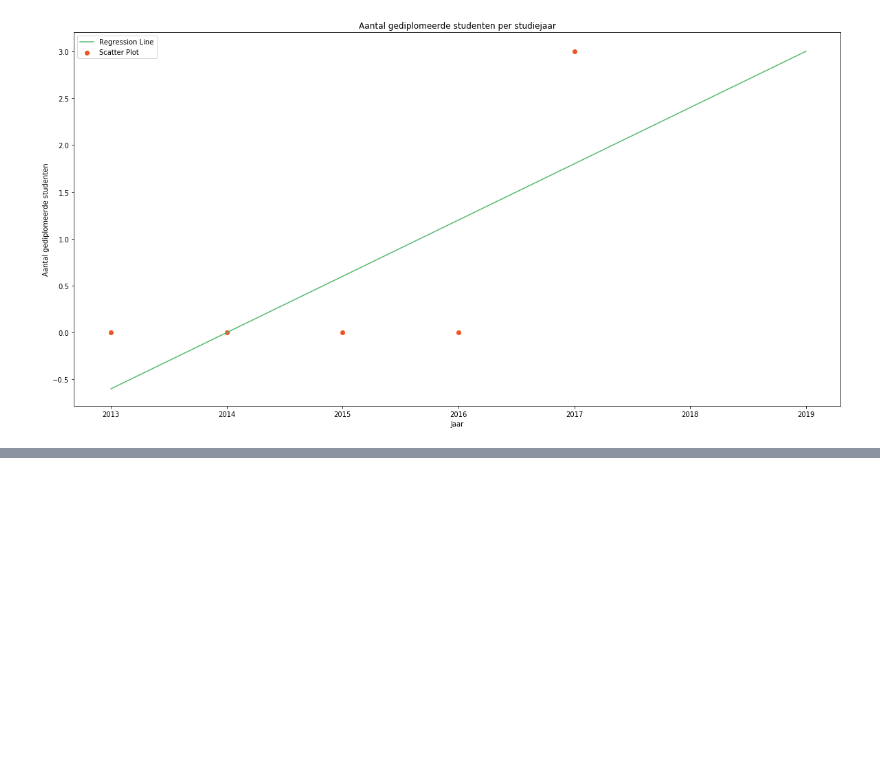
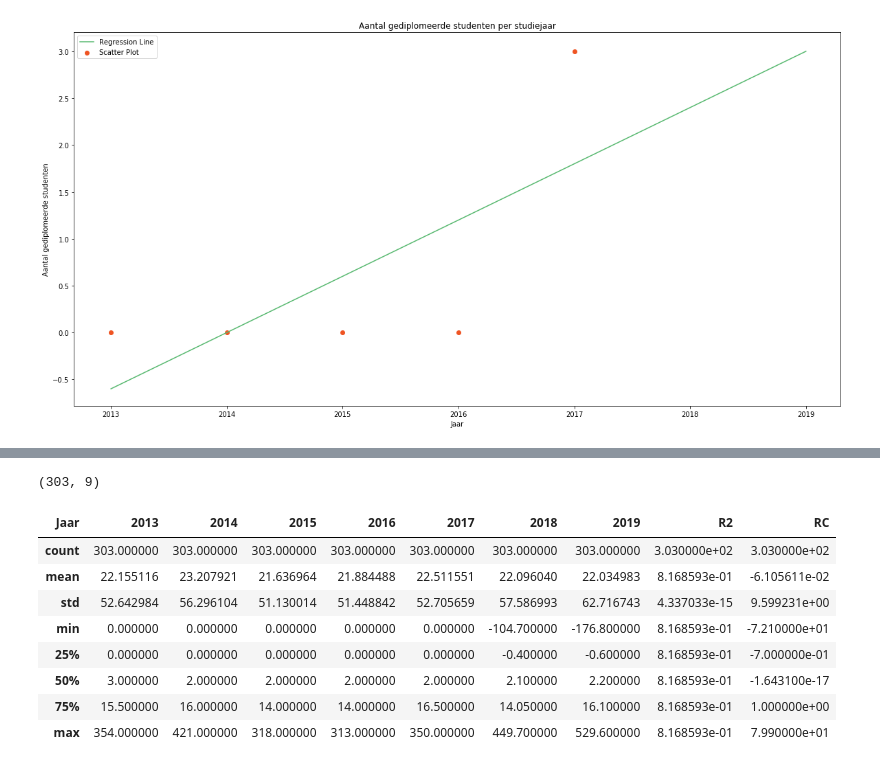
Before and after one commit to simonvdberg/POC, a Jupyter notebook: LocCat-DB-Voorspellend.ipynb, the cells around one changed output, grey strips where cells are left out. Drawn from its saved outputs; the diff is of its cells as text; code cells hidden in the pictures; blank space fills up the shorter version.

```diff
--- a/LocCat-DB-Voorspellend.ipynb
+++ b/LocCat-DB-Voorspellend.ipynb
@@ -578,0 +882,6 @@ datacopy
+# %%
+# Calculate flevoland
+flevoland = calculate(pivotTableFlevoland)
+
+# Print flevoland
+flevoland.head()
@@ -578,0 +924,14 @@ datacopy
+# %%
+print(flevoland.shape)
+flevoland.describe()
+# %% [output]
+(303, 9)
+| Jaar | 2013 | 2014 | 2015 | 2016 | 2017 | 2018 | 2019 | R2 | RC |
+| count | 303.000000 | 303.000000 | 303.000000 | 303.000000 | 303.000000 | 303.000000 | 303.000000 | 3.030000e+02 | 3.030000e+02 |
+| mean | 22.155116 | 23.207921 | 21.636964 | 21.884488 | 22.511551 | 22.096040 | 22.034983 | 8.168593e-01 | -6.105611e-02 |
+| std | 52.642984 | 56.296104 | 51.130014 | 51.448842 | 52.705659 | 57.586993 | 62.716743 | 4.337033e-15 | 9.599231e+00 |
+| min | 0.000000 | 0.000000 | 0.000000 | 0.000000 | 0.000000 | -104.700000 | -176.800000 | 8.168593e-01 | -7.210000e+01 |
+| 25% | 0.000000 | 0.000000 | 0.000000 | 0.000000 | 0.000000 | -0.400000 | -0.600000 | 8.168593e-01 | -7.000000e-01 |
+| 50% | 3.000000 | 2.000000 | 2.000000 | 2.000000 | 2.000000 | 2.100000 | 2.200000 | 8.168593e-01 | -1.643100e-17 |
+| 75% | 15.500000 | 16.000000 | 14.000000 | 14.000000 | 16.500000 | 14.050000 | 16.100000 | 8.168593e-01 | 1.000000e+00 |
+| max | 354.000000 | 421.000000 | 318.000000 | 313.000000 | 350.000000 | 449.700000 | 529.600000 | 8.168593e-01 | 7.990000e+01 |
```
Also changed, not shown: parts of 50 cells of this notebook.
